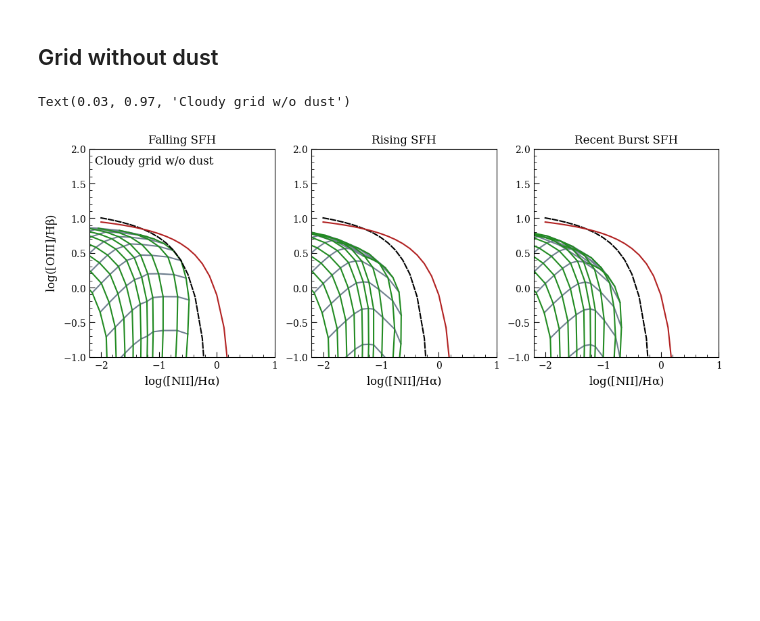
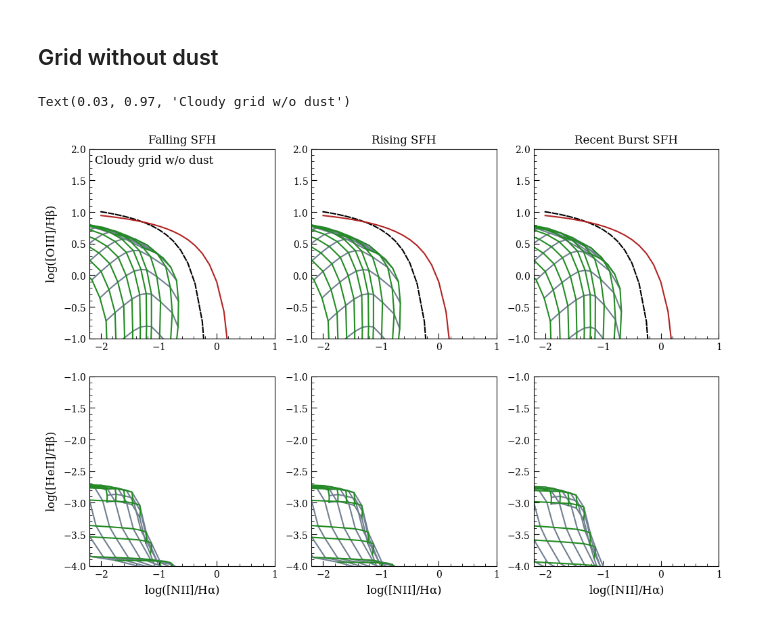
Before and after one commit to ebmonson/lightningpy, a Jupyter notebook: examples/notebooks/line_ratio_grids.ipynb, the cells around one changed output. Saved outputs shown, nothing was run; the diff lists cells and outputs as text; code cells hidden in the pictures; blank space fills up the shorter version.

```diff
--- a/examples/notebooks/line_ratio_grids.ipynb
+++ b/examples/notebooks/line_ratio_grids.ipynb
@@ -187,7 +207,7 @@ Z_grid = np.logspace(np.log10(0.00075), np.log10(0.02), Npoints)
 
 tauV_grid = np.array([0.0])
 
-fig, axs = plt.subplots(1,3, figsize=(12,4))
+fig, axs = plt.subplots(2,3, figsize=(12,8))
 
 linestyle=['-','--']
 
@@ -195,48 +215,57 @@ OIIImask = lgh_nodust.stars.line_labels == 'O__3_500684A'
 Halphamask = lgh_nodust.stars.line_labels == 'H__1_656280A'
 Hbetamask = lgh_nodust.stars.line_labels == 'H__1_486132A'
 NIImask = lgh_nodust.stars.line_labels == 'N__2_658345A'
+
+HeIImask = lgh_nodust.stars.line_labels == 'HE_2_468568A'
 
 for m,sfh in enumerate([falling_sfh, rising_sfh, recent_sfh]):
     for k,tauV in enumerate(tauV_grid):
 
         param_array = np.zeros(15)
         param_array[:10] = sfh
         param_array[-3] = tauV
 
         line_grid = np.zeros((Npoints,Npoints,len(lgh_nodust.stars.line_labels)))
 
         for i,logU in enumerate(logU_grid):
             for j,Z in enumerate(Z_grid):
 
                 param_array[10] = Z
                 param_array[11] = logU
 
                 lines_ext, lines_intr = lgh_nodust.get_model_lines(param_array)
 
                 line_grid[i,j,:] = lines_ext.flatten()
 
         o3hbeta_grid = np.log10(line_grid[:,:,OIIImask] / line_grid[:,:,Hbetamask])
         n2halpha_grid = np.log10(line_grid[:,:,NIImask] / line_grid[:,:,Halphamask])
+        he2hbeta_grid =  np.log10(line_grid[:,:,HeIImask] / line_grid[:,:,Hbetamask])
 
         for i,_ in enumerate(logU_grid):
-            axs[m].plot(n2halpha_grid[i,:], o3hbeta_grid[i,:], color='slategray', linestyle=linestyle[k])
+            axs[0,m].plot(n2halpha_grid[i,:], o3hbeta_grid[i,:], color='slategray', linestyle=linestyle[k])
+            axs[1,m].plot(n2halpha_grid[i,:], he2hbeta_grid[i,:], color='slategray', linestyle=linestyle[k])
 
         for j,_ in enumerate(Z_grid):
-            axs[m].plot(n2halpha_grid[:,j], o3hbeta_grid[:,j], color='forestgreen', linestyle=linestyle[k])
+            axs[0,m].plot(n2halpha_grid[:,j], o3hbeta_grid[:,j], color='forestgreen', linestyle=linestyle[k])
+            axs[1,m].plot(n2halpha_grid[:,j], he2hbeta_grid[:,j], color='forestgreen', linestyle=linestyle[k])
 
-        k06_NIIplot(ax=axs[m])
-        axs[m].set_xlim(-2.2,1)
-        axs[m].set_ylim(-1,2)
+        k06_NIIplot(ax=axs[0,m])
+        axs[0,m].set_xlim(-2.2,1)
+        axs[0,m].set_ylim(-1,2)
 
-axs[0].set_title('Falling SFH')
-axs[1].set_title('Rising SFH')
-axs[2].set_title('Recent Burst SFH')
+        axs[1,m].set_xlim(-2.2,1)
+        axs[1,m].set_ylim(-4,-1)
 
-axs[0].set_ylabel(r'$\rm \log([O III] / H\beta)$')
+axs[0,0].set_title('Falling SFH')
+axs[0,1].set_title('Rising SFH')
+axs[0,2].set_title('Recent Burst SFH')
+
+axs[0,0].set_ylabel(r'$\rm \log([O III] / H\beta)$')
+axs[1,0].set_ylabel(r'$\rm \log([He II] / H\beta)$')
 for m in [0,1,2]:
-    axs[m].set_xlabel(r'$\rm \log([N II] / H\alpha)$')
+    axs[1, m].set_xlabel(r'$\rm \log([N II] / H\alpha)$')
 
-axs[0].text(0.03, 0.97, 'Cloudy grid w/o dust', ha='left', va='top', transform=axs[0].transAxes)
+axs[0,0].text(0.03, 0.97, 'Cloudy grid w/o dust', ha='left', va='top', transform=axs[0,0].transAxes)
 # %% [output]
 Text(0.03, 0.97, 'Cloudy grid w/o dust')
-[figure, old version]
+[figure, new version]
```
Also changed, not shown: parts of 9 cells of this notebook, 5 other files.
